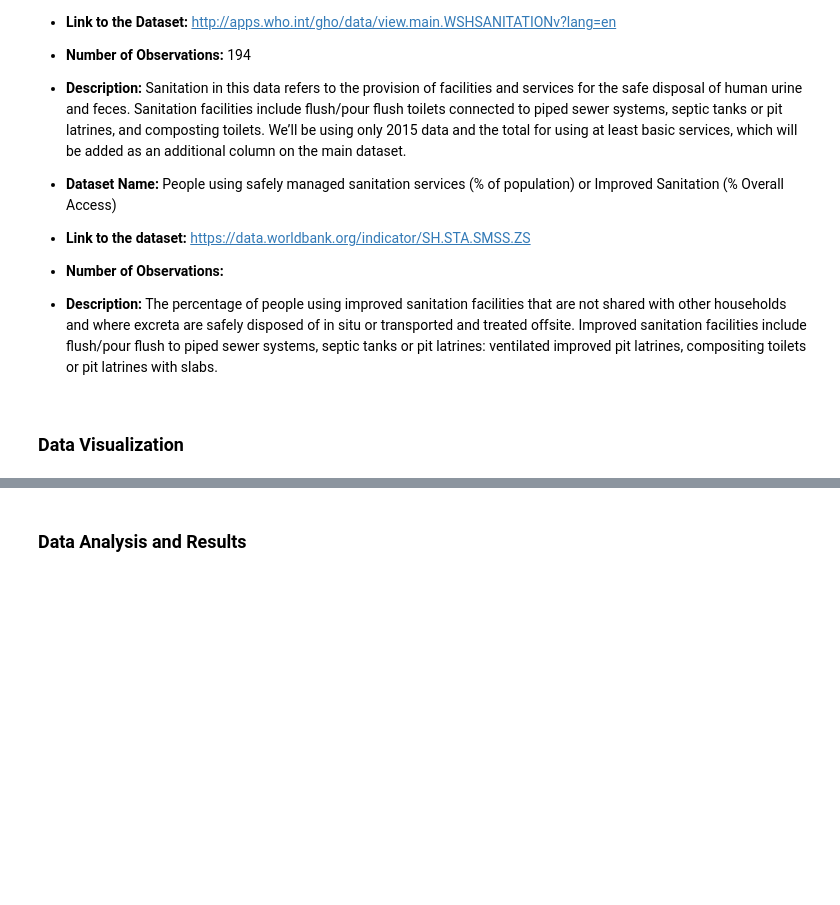
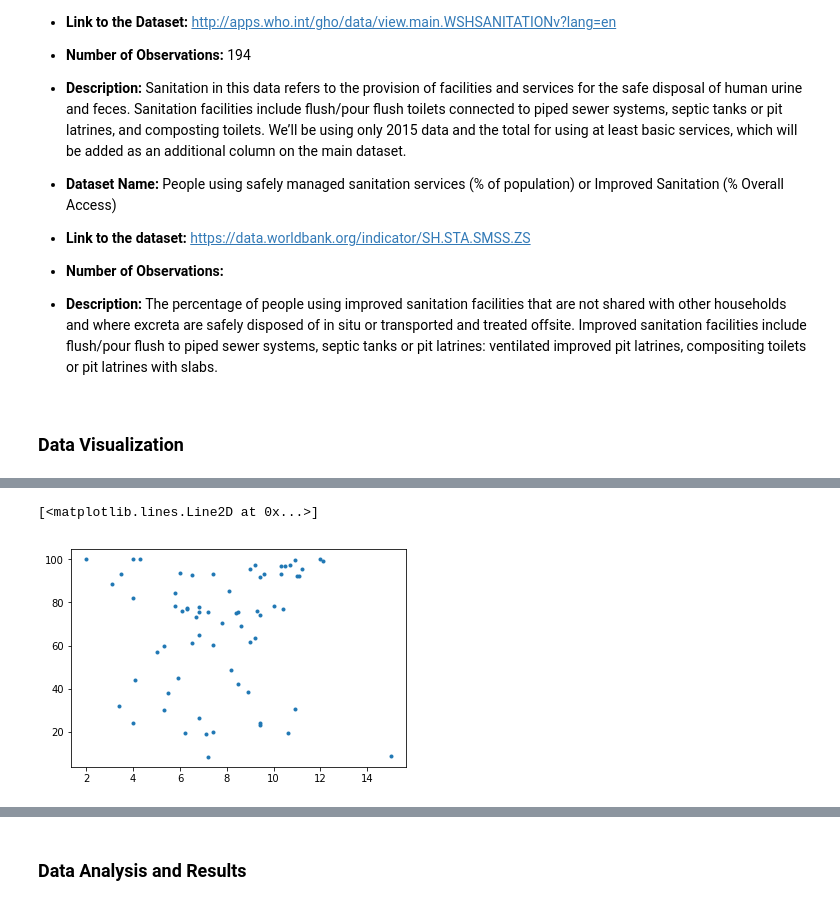
Before and after one commit to debbievo/COGS108_Repo, a Jupyter notebook: FinalProject.ipynb, the cells around one changed output, grey strips where cells are left out. Saved outputs shown, nothing was run; the diff lists cells and outputs as text; code cells hidden in the pictures; blank space fills up the shorter version.

```diff
--- a/FinalProject.ipynb
+++ b/FinalProject.ipynb
@@ -162,0 +209,6 @@ healthyLifeExp_df2015 = healthyLifeExp_df.loc[(healthyLifeExp_df.Year != ' 2000'
+# %%
+#GDP vs Improved Sanitation
+plt.plot(gdp_impSani['GDP'], gdp_impSani['Improved Sanitation'], '.')
+# %% [output]
+[<matplotlib.lines.Line2D at 0x...>]
+[figure, added]
```
Also changed, not shown: parts of 5 cells of this notebook.
